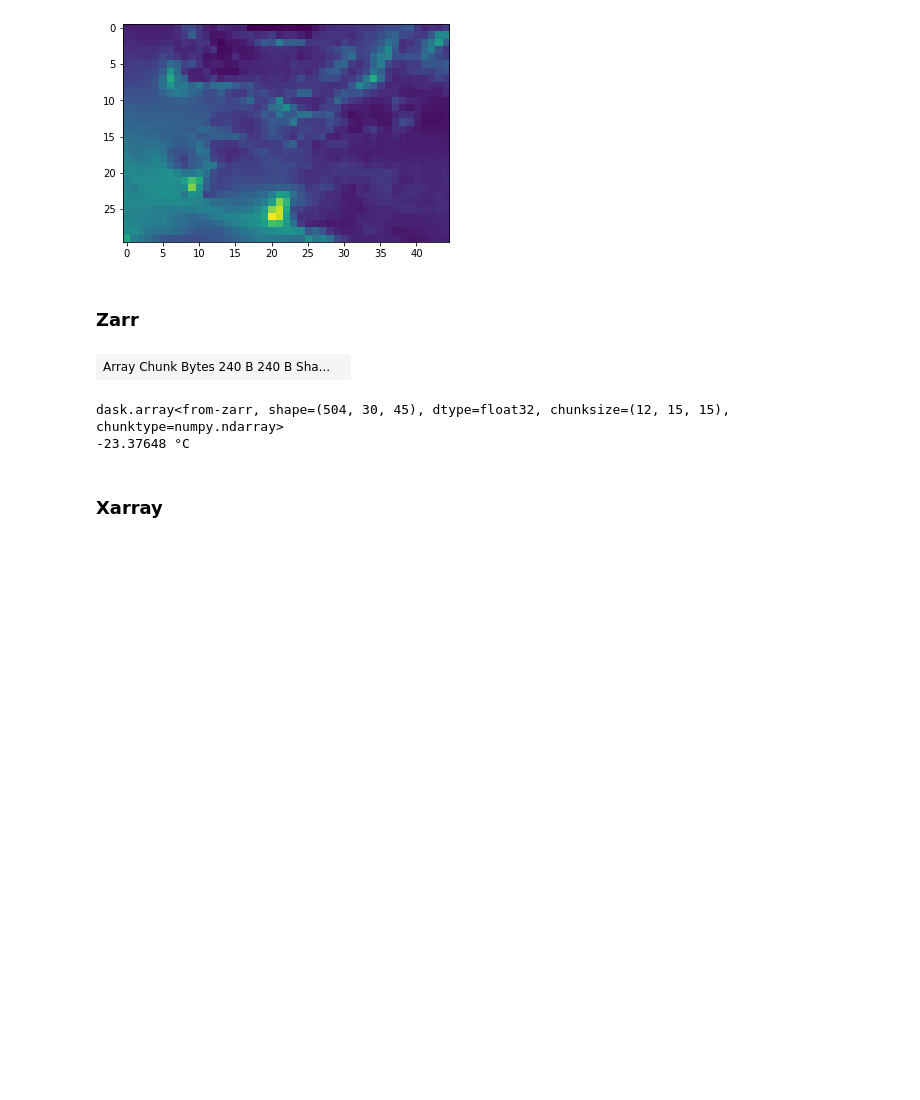
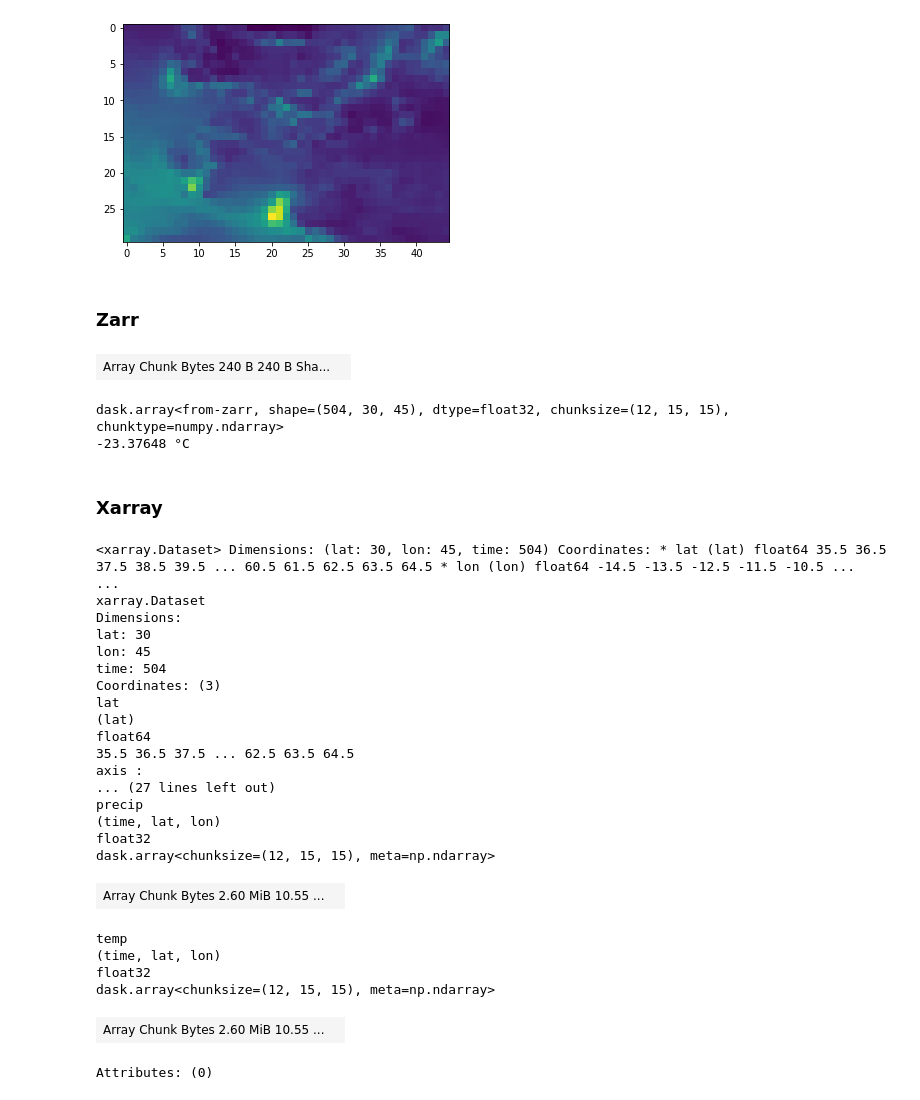
Before and after one commit to dissagaliyeva/python, a Jupyter notebook: dask_parallel_computing/basics.ipynb, the cells around one changed output. Saved outputs shown, nothing was run; the diff lists cells and outputs as text; code cells hidden in the pictures; blank space fills up the shorter version.

```diff
--- a/dask_parallel_computing/basics.ipynb
+++ b/dask_parallel_computing/basics.ipynb
@@ -265,3 +265,33 @@ dask.array<from-zarr, shape=(504, 30, 45), dtype=float32, chunksize=(12, 15, 15)
 -23.37648 °C
 # %% [markdown]
 ### Xarray
+# %%
+import xarray
+
+ds = xarray.open_zarr('era_eu.zarr')
+ds
+# %% [output]
+<xarray.Dataset> Dimensions: (lat: 30, lon: 45, time: 504) Coordinates: * lat (lat) float64 35.5 36.5 37.5 38.5 39.5 ... 60.5 61.5 62.5 63.5 64.5 * lon (lon) float64 -14.5 -13.5 -12.5 -11.5 -10.5 ...  ...
+xarray.Dataset
+Dimensions:
+lat: 30
+lon: 45
+time: 504
+Coordinates: (3)
+lat
+(lat)
+float64
+35.5 36.5 37.5 ... 62.5 63.5 64.5
+axis :
+... (27 lines left out)
+precip
+(time, lat, lon)
+float32
+dask.array<chunksize=(12, 15, 15), meta=np.ndarray>
+| Array Chunk Bytes 2.60 MiB 10.55 ... |  |
+temp
+(time, lat, lon)
+float32
+dask.array<chunksize=(12, 15, 15), meta=np.ndarray>
+| Array Chunk Bytes 2.60 MiB 10.55 ... |  |
+Attributes: (0)
```
Also changed, not shown: parts of 5 cells of this notebook, 1 other file.
